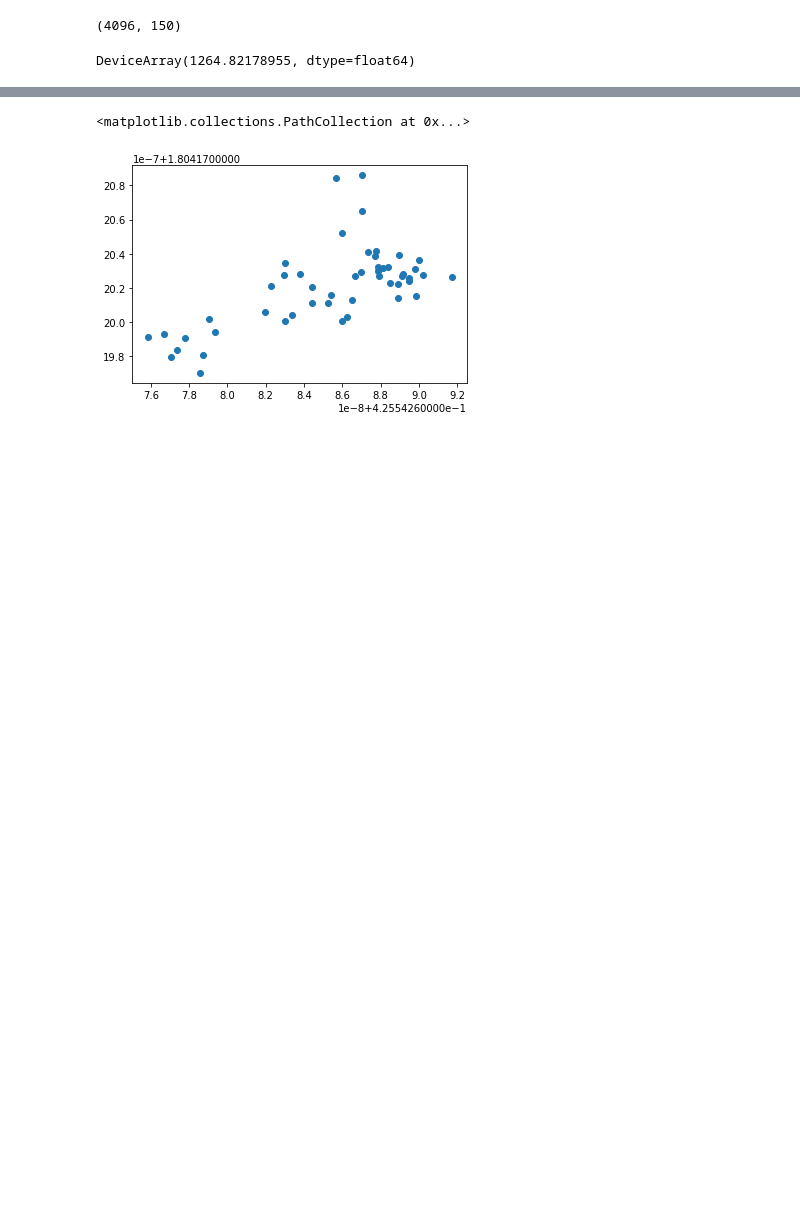
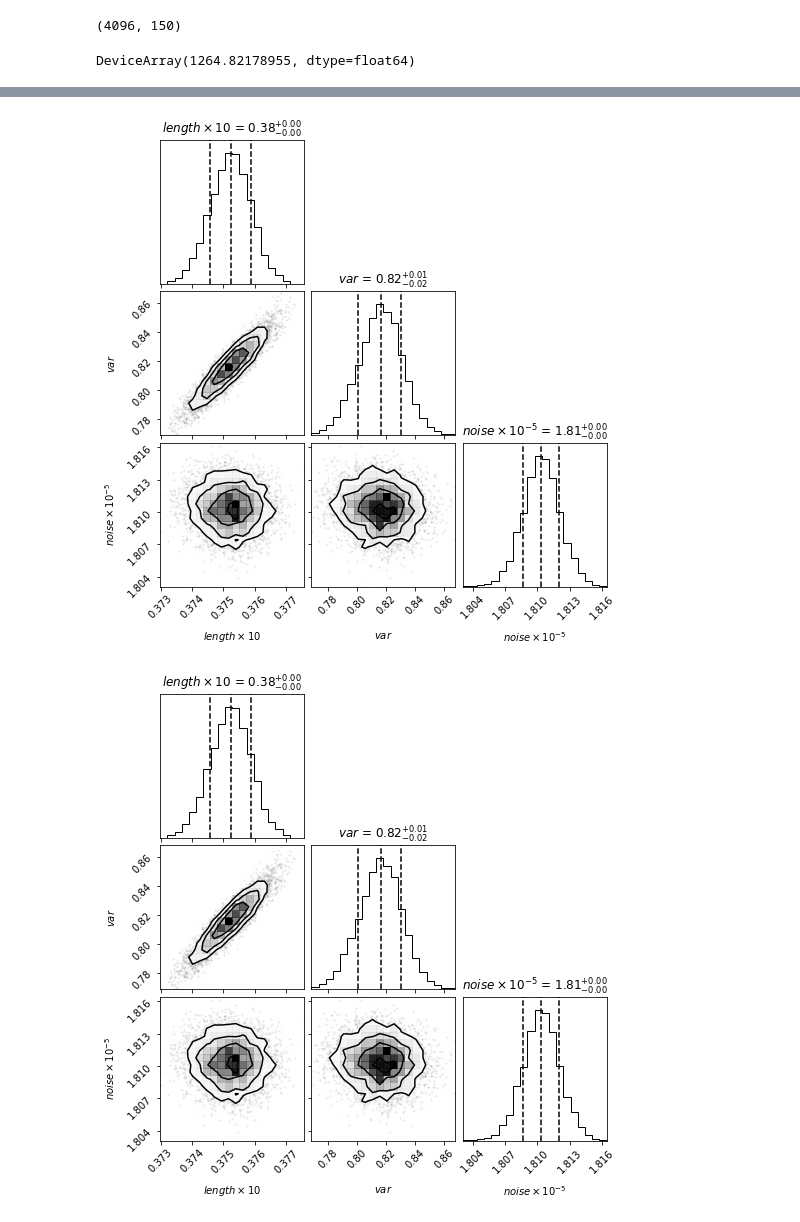
Before and after one commit to dkn16/H21F, a Jupyter notebook: GP_test.ipynb, the cells around one changed output, grey strips where cells are left out. Saved outputs shown, nothing was run; the diff lists cells and outputs as text; code cells hidden in the pictures; blank space fills up the shorter version.

Commit message:
fix the log prob

```diff
--- a/GP_test.ipynb
+++ b/GP_test.ipynb
@@ -61,7 +61,7 @@ def get_data():
 # squared exponential kernel with diagonal noise term
 def kernel(X, Z, var, length, noise, jitter=1.0e-14,is_noise=True):
     deltaXsq = jnp.power((X[:, None] - Z) / length, 2.0)
-    k = 100*var * jnp.exp(-0.5 * deltaXsq)
+    k = 10*var * jnp.exp(-0.5 * deltaXsq)
     #k = var * jnp.exp(-0.5 * deltaXsq)
     if is_noise:
         k += (noise*noise*1.0e-10 + jitter) * jnp.eye(X.shape[0])
@@ -82,7 +82,7 @@ def model(X, Y):
     var = numpyro.sample("kernel_var", dist.HalfNormal(1))
     #var = 100
     noise = numpyro.sample("kernel_noise", dist.HalfNormal(1))
-    length = numpyro.sample("kernel_length", dist.HalfNormal(0.2))
+    length = numpyro.sample("kernel_length", dist.InverseGamma(10,2))
 
     # compute kernel
     k = kernel(X, X, var, length, noise)
@@ -111,14 +111,14 @@ def run_inference(model,init_strategy, rng_key, X, Y):
         init_strategy = init_to_sample()
     elif init_strategy == "uniform":
         init_strategy = init_to_uniform(radius=1)
-    kernel = NUTS(model, init_strategy=init_strategy)
+    kernel = NUTS(model, init_strategy=init_strategy,target_accept_prob=0.7,)
     mcmc = MCMC(
         kernel,
-        num_warmup=100,
-        num_samples=100,
+        num_warmup=1000,
+        num_samples=5000,
         num_chains=1,
-        thinning=2,
-        progress_bar=False if "NUMPYRO_SPHINXBUILD" in os.environ else True,
+        thinning=1,
+        progress_bar= True,
     )
     mcmc.run(rng_key, X, Y)
     mcmc.print_summary()
@@ -152,6 +152,7 @@ def main():
     # do inference
     rng_key, rng_key_predict = random.split(random.PRNGKey(42))
     samples = run_inference(model, "median", rng_key, X, Y)
+    return samples
 
     # do prediction
     vmap_args = (
@@ -296,5 +298,11 @@ samples
-# %%
-plt.scatter(samples['kernel_length'],samples['kernel_noise'])
-# %% [output]
-<matplotlib.collections.PathCollection at 0x...>
-[figure, removed]
+# %%
+import corner
+data = np.vstack([samples['kernel_length'],samples['kernel_var'],samples['kernel_noise']]).T
+corner.corner(data,labels=[
+        r"$length\times 10$",
+        r"$var$",
+        r"$noise\times 10^{-5}$",
+    ],quantiles=[0.16, 0.5, 0.84],show_titles=True)
+# %% [output]
+[figure, added]
+[figure, added]
```
Also changed, not shown: parts of 5 cells of this notebook, 1 other file.
